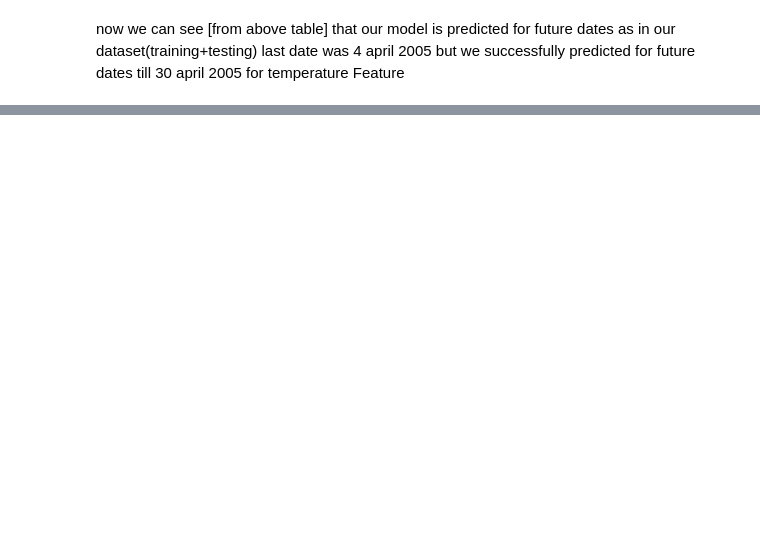
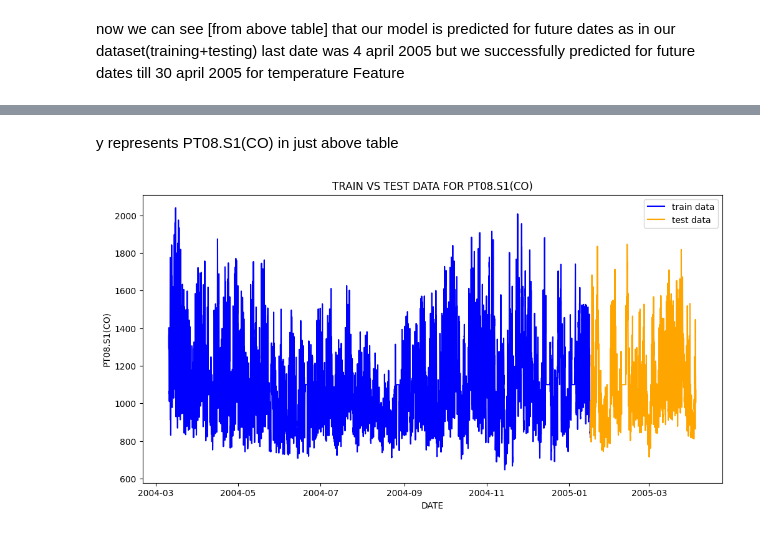
Before and after one commit to dwivediprashant/AIR_QUALITY_INDEX_PROJECT, a Jupyter notebook: airQualityIndex.ipynb, the cells around one changed output, grey strips where cells are left out. Saved outputs shown, nothing was run; the diff lists cells and outputs as text; code cells hidden in the pictures; blank space fills up the shorter version.

Commit message:
trained , tested & forecasted for PT08.S1(CO) tin oxide feature

```diff
--- a/airQualityIndex.ipynb
+++ b/airQualityIndex.ipynb
@@ -895,0 +907,2 @@ now we can see [from above table] that our model is predicted for future dates a
+# %%
+data['y']=air_quality_data['PT08.S1(CO)']
@@ -895,0 +918,19 @@ now we can see [from above table] that our model is predicted for future dates a
+# %% [markdown]
+y represents  PT08.S1(CO) in just above table
+# %%
+train_size=int(len(data)*0.8)
+train=data[:train_size]
+test=data[train_size:]
+# %%
+import matplotlib.pyplot as plt
+
+plt.figure(figsize=(12,6))
+plt.title("TRAIN VS TEST DATA FOR PT08.S1(CO)")
+plt.xlabel("DATE")
+plt.ylabel("PT08.S1(CO)")
+plt.plot(train['ds'],train['y'], label="train data", color="blue")
+plt.plot(test['ds'],test['y'], label="test data", color="orange")
+plt.legend()
+plt.show()
+# %% [output]
+[figure, added]
```
Also changed, not shown: parts of 21 cells of this notebook.
